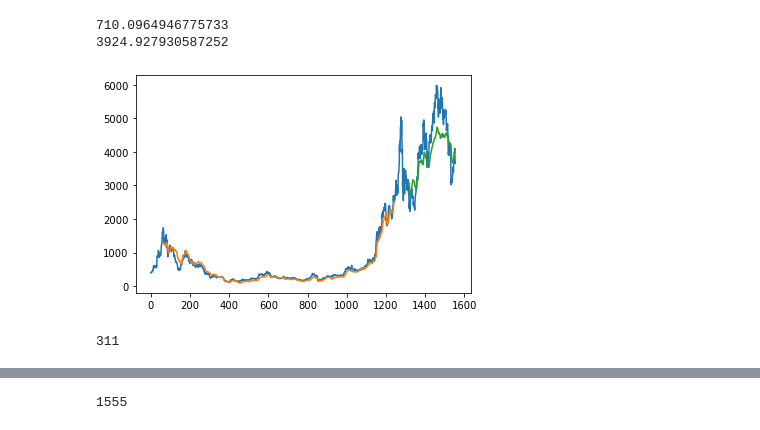
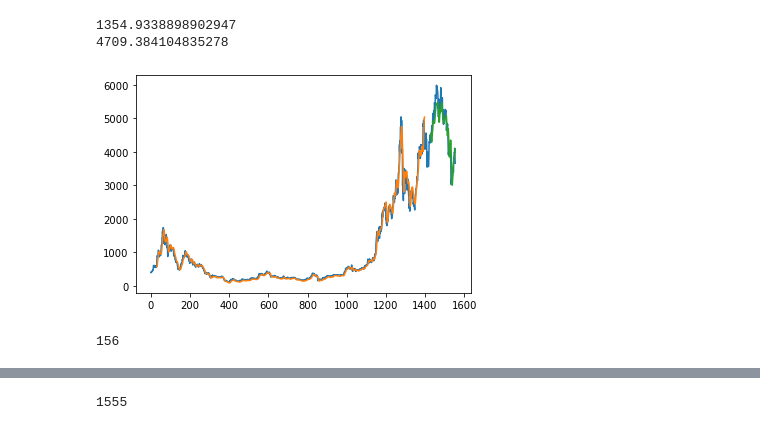
Before and after one commit to tylerkowalski/Ethereum-Forecaster, a Jupyter notebook: model.ipynb, the cells around one changed output, grey strips where cells are left out. Cells and saved outputs as stored; diff of their text form; code cells hidden in the pictures.

```diff
--- a/model.ipynb
+++ b/model.ipynb
@@ -26,6 +26,6 @@ print(y_test.shape)
 # %%
 model = Sequential()
-model.add(LSTM(50, return_sequences=True,input_shape=(69,1)))
+model.add(LSTM(50, return_sequences=True,input_shape=(30,1)))
 model.add(LSTM(50,return_sequences=True))
 model.add(LSTM(50))
 model.add(Dense(1))
@@ -70,29 +98,29 @@ test_predict = scaler.inverse_transform(test_predict)
 print(math.sqrt(mean_squared_error(y_train, train_predict)))
 print(math.sqrt(mean_squared_error(y_test, test_predict)))
 # %% [output]
-710.0964946775733
-3924.927930587252
+1354.9338898902947
+4709.384104835278
 # %%
-look_back=69
+look_back=30
 trainPredictPlot = np.empty_like(df_close)
 trainPredictPlot[:, :] = np.nan
 trainPredictPlot[look_back:len(train_predict)+look_back, :] = train_predict
 # shift test predictions for plotting
 testPredictPlot = np.empty_like(df_close)
 testPredictPlot[:, :] = np.nan
 testPredictPlot[len(train_predict)+(look_back*2)+1:len(df_close)-1, :] = test_predict
 # plot baseline and predictions
 plt.plot(scaler.inverse_transform(df_close))
 plt.plot(trainPredictPlot)
 plt.plot(testPredictPlot)
 plt.show()
 # %% [output]
-[figure, old version]
+[figure, new version]
 # %%
-training_size = int(len(df_close)*0.8)
+training_size = int(len(df_close)*0.9)
 test_size = int(len(df_close)) - training_size
 train_data, test_data = df_close[0:training_size:],df_close[training_size:len(df_close),:1]
 print(len(test_data))
 # %% [output]
-311
+156
 # %%
```
Also changed, not shown: parts of 8 cells of this notebook.
